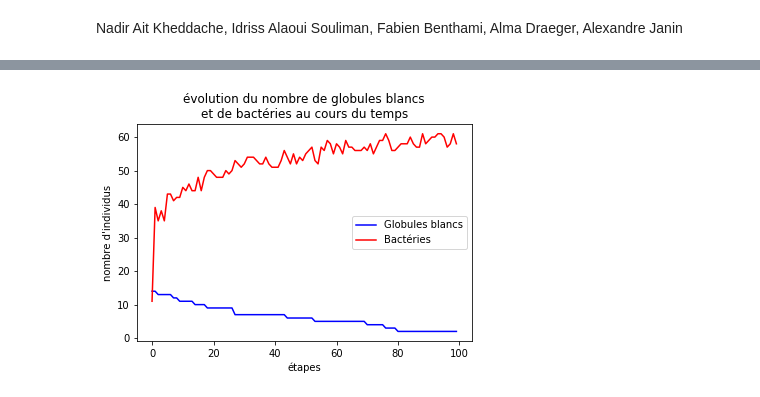
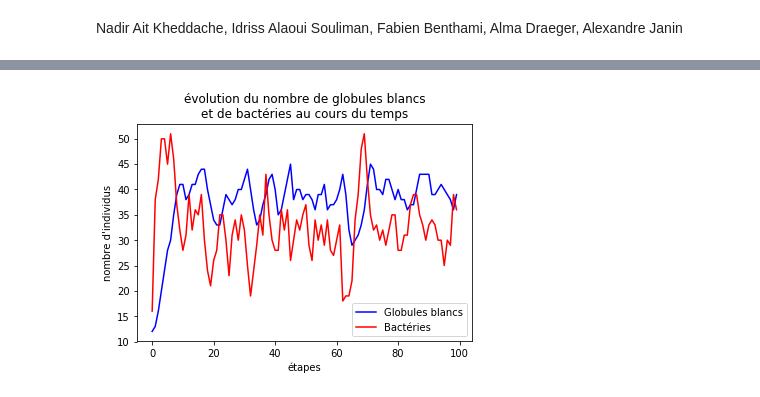
Before and after one commit to are00dynamic-2018/PROPAGATION_BACTERIENNE, a Jupyter notebook: Bactéries.ipynb, the cells around one changed output, grey strips where cells are left out. Cells and saved outputs as stored; diff of their text form; code cells hidden in the pictures.

```diff
--- a/Bactéries.ipynb
+++ b/Bactéries.ipynb
@@ -11,27 +11,22 @@ import matplotlib.pyplot as plt
 import IPython
 # %%
 #Variables globales
+
+#Infini
+infini = False
+
+#True: les bactéries meurent si elles n'ont pas de nutriment à proximité
+nutriments_necessaires = False
+
 #probabilité d'avoir chaque type de cellule (0: vide, 1: bactérie, 2: globule blanc, 3: nutriments)
 #la somme des probabilités doit être égale à 1
 proba = [0.5, 0.1, 0.1, 0.3]
 
 #probabilité qu'une cellule vide se transforme en nutriments
-proba_apparition_nutriments = 0.1
-
-#probabilité qu'un globule blanc apparaisse spontanément
-proba_apparition_gb = 0
-
-#probabilité qu'un globule blanc dispairaisse à chaque tour
-proba_apoptose = 0.01
-
-#nombre de globules blancs qui apparaissent à chaque tour
-#nb_gb_apparition = 2
+proba_apparition_nutriments = 0.2
 
 #nombre de GB nécessaires pour tuer une bactérie
 nb_gb_necessaires = 2
-
-#nombre de GB nécessaires pour qu'un GB apparaisse
-nb_gb_reproduction = 4
 
 #nombre de GB voisins à partir duquel le GB central meurt
 nb_gb_surpop = 5
@@ -42,5 +37,8 @@ nb_b_surpop = 5
 #nombres de bactéries voisines à partir duquel le globule blanc meurt
 nb_b_necessaires = 5
 
+#nombre de gb qui apparait par bacterie à chaque étape
+gb_par_bact = 0.1
+
 #Symbole qui représente chaque valeur de cellule
 cara = ['-', 'B', 'G', 'n']
@@ -92,8 +84,6 @@ def voisinage(M, x, y):
     ymax = len(M)
     xmax = len(M[0])
 
-    infini = infiniCheckbox.value
-
     for i in [x - 1, x, x + 1]:
         if (0 <= i and i < xmax):
             for j in [y - 1, y, y + 1]:
@@ -108,9 +98,15 @@ def next_step_matrice(M):
 
     nv_M = list(M)
 
+    nb_gb, nb_b = compteur(nv_M)
+
+    proba_apoptose = (nb_gb-nb_b)/(len(M)*len(M[0]))
+
     for y in range(len(M)):
         for x in range(len(M[y])):
-            nv_M[y][x] = next_step_cellule(M[y][x], voisinage(M, x, y))
+            nv_M[y][x] = next_step_cellule(M[y][x], voisinage(M, x, y), proba_apoptose)
+
+    reaction_gb(nv_M, int(gb_par_bact * nb_b))
 
     return nv_M
 # %%
@@ -232,40 +255,37 @@ def compteur(mat):
                 compt_B=compt_B +1
     return (compt_G,compt_B)
 # %%
-def simulate_compte(steps, verbose=False):
+def simulate_compte(l, h, steps):
     """int * bool -> (int, int)
     Renvoie le nombre de GB et bactéries apres steps étapes."""
 
-    mat = matrice(10,10)
+    mat = matrice(l, h)
 
     resultsG = []
     resultsB = []
 
     for i in range(steps):
         nombre_G,nombre_B = compteur(mat)
-        if verbose:
-            print(i, nombre_G)
-            print(i, nombre_B)
         resultsG.append(nombre_G)
         resultsB.append(nombre_B)
         mat = next_step_matrice(mat)
 
     return resultsG, resultsB
 # %%
-resultsG, resultsB = simulate_compte(100)
+resultsG, resultsB = simulate_compte(12,12,100)
 
 x = list(range(len(resultsG)))
 
 plt.plot(x, resultsG, c = 'blue', label = "Globules blancs")
 plt.plot(x, resultsB, c = 'red', label = "Bactéries")
 
 plt.ylabel("nombre d'individus")
 plt.xlabel("étapes")
 
 plt.legend(loc = "best")
 
 plt.title("évolution du nombre de globules blancs\net de bactéries au cours du temps")
 
 plt.show()
 # %% [output]
-[figure, old version]
+[figure, new version]
```
Also changed, not shown: parts of 5 cells of this notebook.
